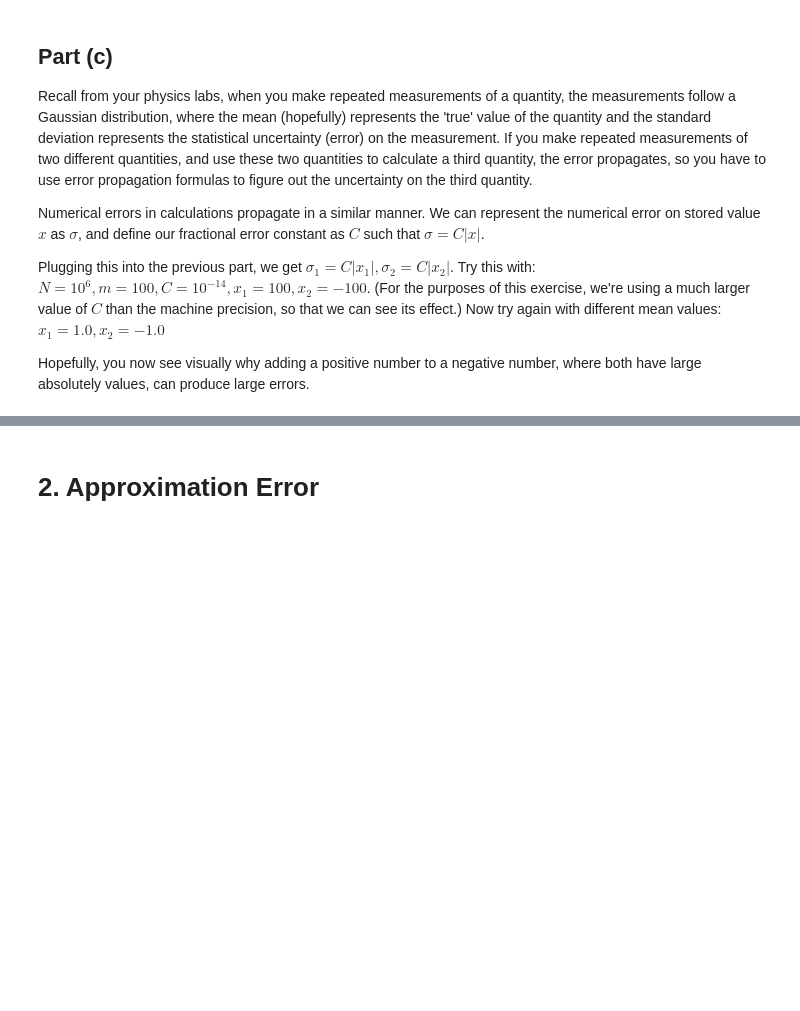
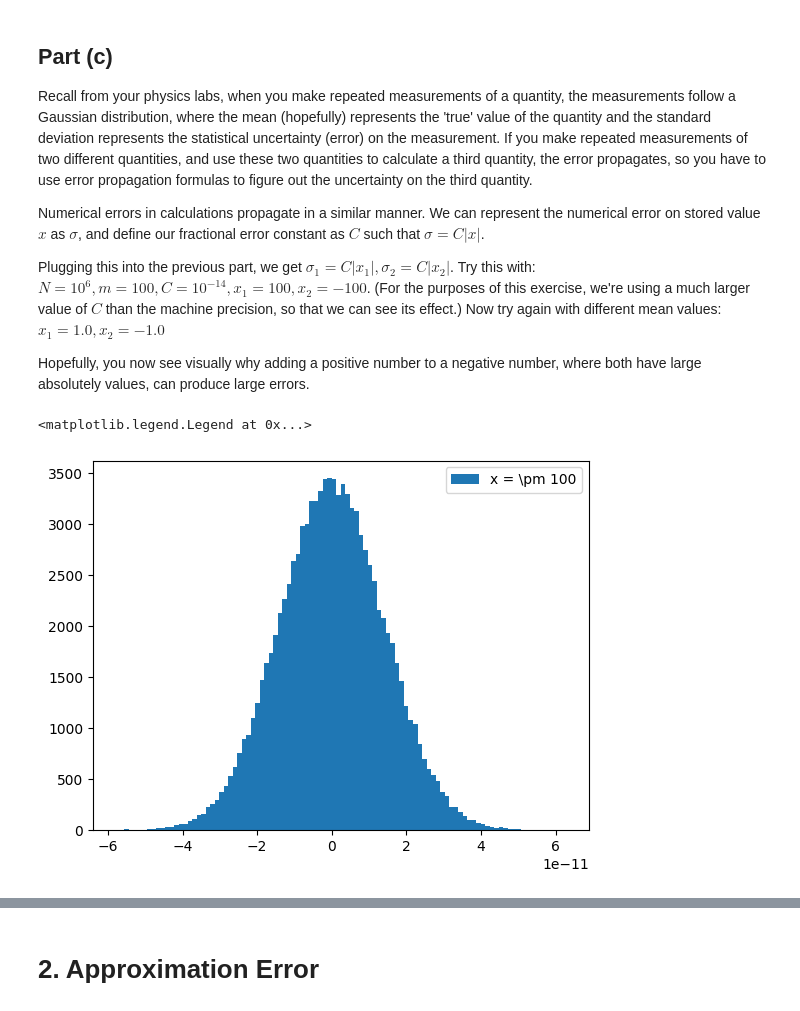
Before and after one commit to ruyixu00/PHY407-UofT, a Jupyter notebook: Week1/InformalExercises1-Template.ipynb, the cells around one changed output, grey strips where cells are left out. Cells and saved outputs as stored; diff of their text form; code cells hidden in the pictures; blank space fills up the shorter version.

```diff
--- a/Week1/InformalExercises1-Template.ipynb
+++ b/Week1/InformalExercises1-Template.ipynb
@@ -46,4 +46,21 @@ Plugging this into the previous part, we get $\sigma_1 = C |x_1|, \sigma_2 = C |
 
 Hopefully, you now see visually why adding a positive number to a negative number, where both have large absolutely values, can produce large errors.
 # %%
-N_1 = np.random.normal(0,0.1,1000)
+# inputting values
+n_1 = 100000
+bin = 100
+C = 10e-14
+x_1 = 100
+x_2 = -100
+std_1 = C*abs(x_1)
+std_2 = C*abs(x_2)
+# %%
+# making array and plt
+N_1 = np.random.normal(x_1,std_1,n_1)
+N_2 = np.random.normal(x_2,std_2,n_1)
+N_sum = np.add(N_1,N_2)
+plt.hist(N_sum, bins = bin, label = 'x = +- 100')
+plt.legend()
+# %% [output]
+<matplotlib.legend.Legend at 0x...>
+[figure, added]
```
Also changed, not shown: parts of 5 cells of this notebook.
